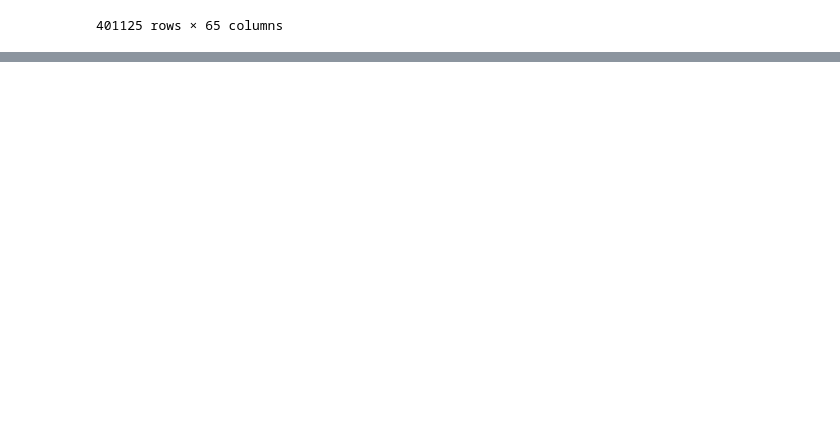
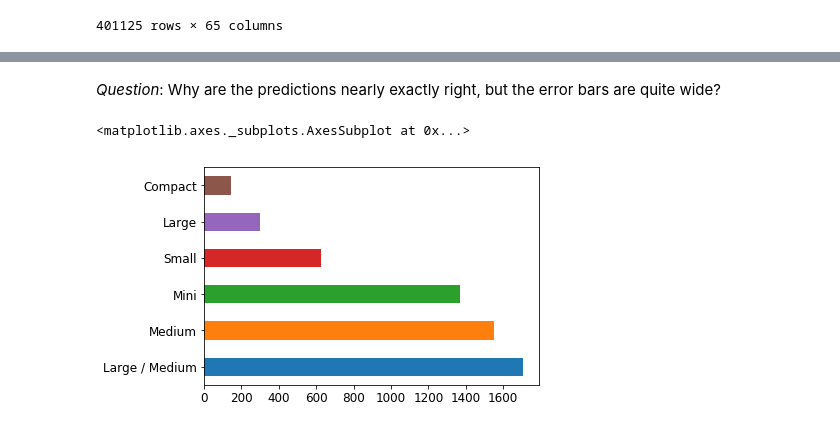
Before and after one commit to Sundragon1993/fastai, a Jupyter notebook: courses/ml1/lesson2-rf_interpretation.ipynb, the cells around one changed output, grey strips where cells are left out. Drawn from its saved outputs; the diff is of its cells as text; code cells hidden in the pictures; blank space fills up the shorter version.

```diff
--- a/courses/ml1/lesson2-rf_interpretation.ipynb
+++ b/courses/ml1/lesson2-rf_interpretation.ipynb
@@ -60,0 +133,7 @@ df_raw
+# %% [markdown]
+*Question*: Why are the predictions nearly exactly right, but the error bars are quite wide?
+# %%
+raw_valid.ProductSize.value_counts().plot.barh()
+# %% [output]
+<matplotlib.axes._subplots.AxesSubplot at 0x...>
+[figure, added]
```
Also changed, not shown: parts of 28 cells of this notebook.
